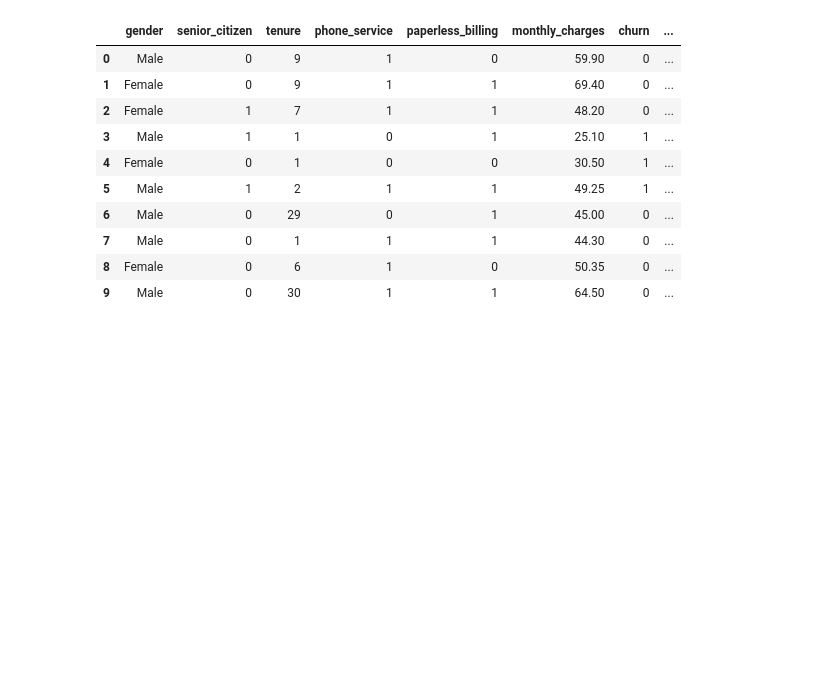
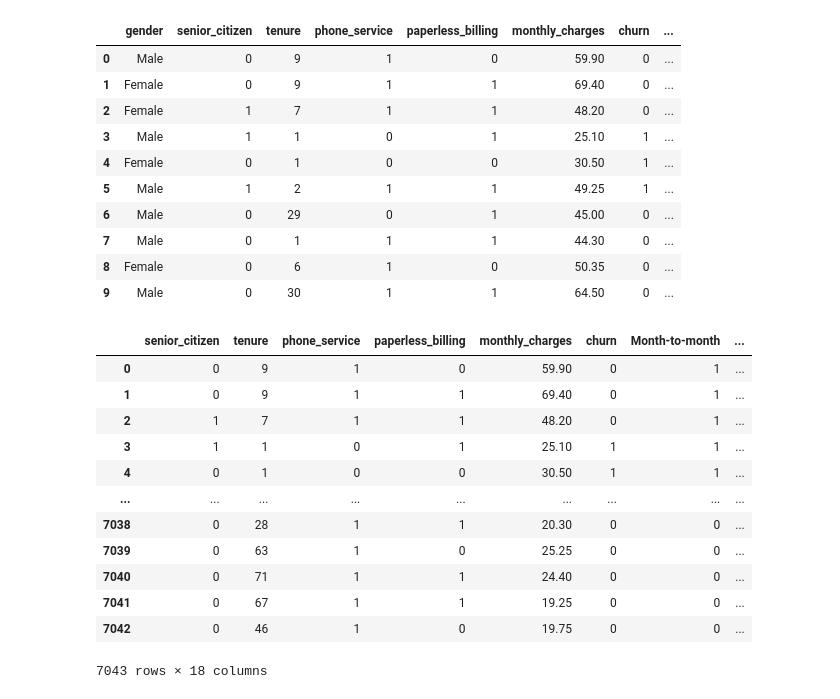
Before and after one commit to matt-c-knight/telco_project, a Jupyter notebook: practice_prep.ipynb, the cells around one changed output. Cells and saved outputs as stored; diff of their text form; code cells hidden in the pictures; blank space fills up the shorter version.

```diff
--- a/practice_prep.ipynb
+++ b/practice_prep.ipynb
@@ -184,3 +184,21 @@ telco.head(10)
 | 9 | Male | 0 | 30 | 1 | 1 | 64.50 | 0 | ... |
 # %%
 telco_dummies = pd.get_dummies(telco.gender)
+# %%
+telco = pd.concat([telco, telco_dummies], axis=1)
+# %%
+telco.drop(columns='gender')
+# %% [output]
+|  | senior_citizen | tenure | phone_service | paperless_billing | monthly_charges | churn | Month-to-month | ... |
+| 0 | 0 | 9 | 1 | 0 | 59.90 | 0 | 1 | ... |
+| 1 | 0 | 9 | 1 | 1 | 69.40 | 0 | 1 | ... |
+| 2 | 1 | 7 | 1 | 1 | 48.20 | 0 | 1 | ... |
+| 3 | 1 | 1 | 0 | 1 | 25.10 | 1 | 1 | ... |
+| 4 | 0 | 1 | 0 | 0 | 30.50 | 1 | 1 | ... |
+| ... | ... | ... | ... | ... | ... | ... | ... | ... |
+| 7038 | 0 | 28 | 1 | 1 | 20.30 | 0 | 0 | ... |
+| 7039 | 0 | 63 | 1 | 0 | 25.25 | 0 | 0 | ... |
+| 7040 | 0 | 71 | 1 | 1 | 24.40 | 0 | 0 | ... |
+| 7041 | 0 | 67 | 1 | 1 | 19.25 | 0 | 0 | ... |
+| 7042 | 0 | 46 | 1 | 0 | 19.75 | 0 | 0 | ... |
+7043 rows × 18 columns
```
Also changed, not shown: parts of 39 cells of this notebook, 1 other file.
